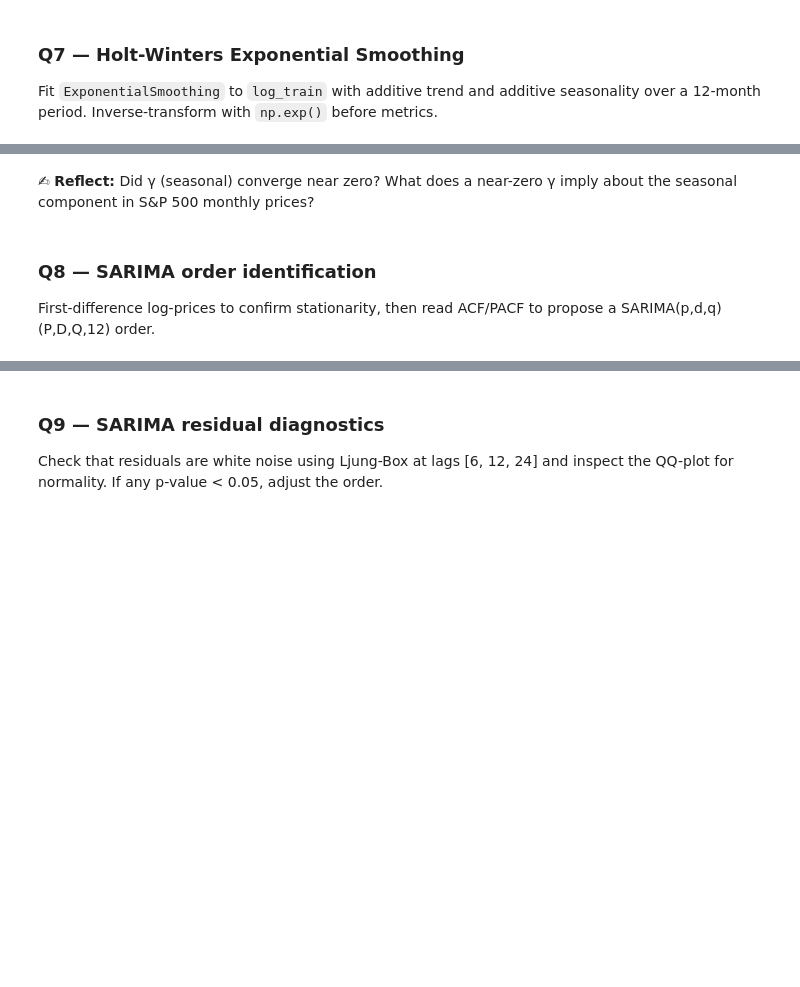
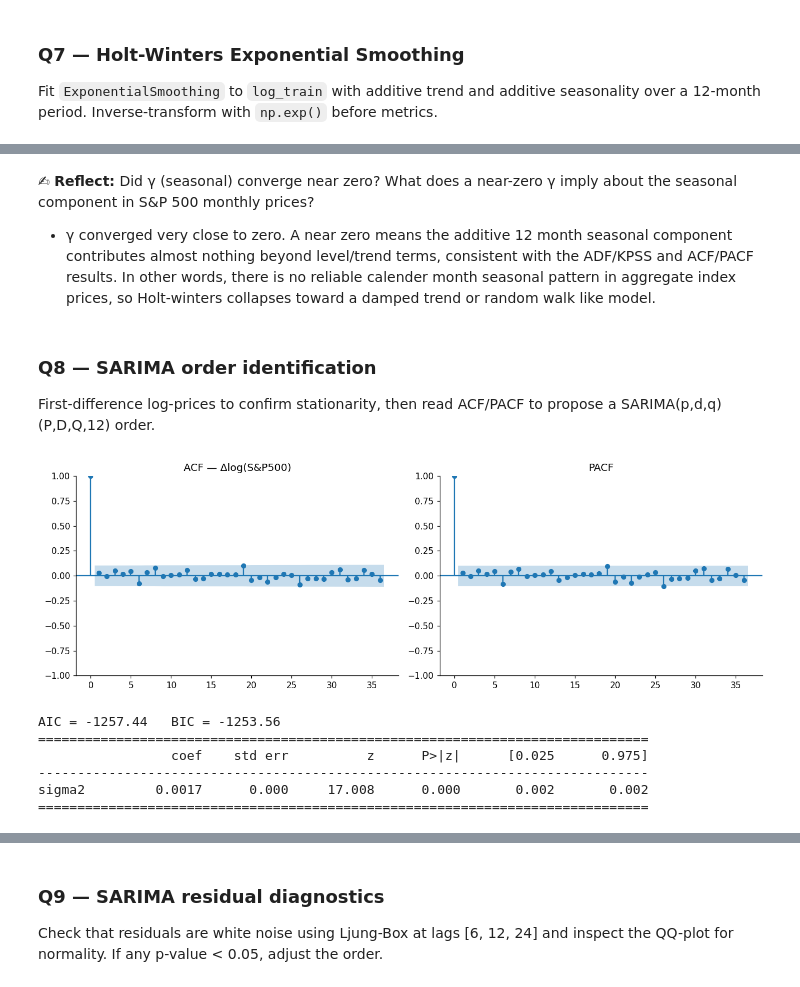
Before and after one commit to Sulav-Koirala/AI-Fellowship-Assignments, a Jupyter notebook: Week 8/W8_Forecasting_Assignment.ipynb, the cells around one changed output, grey strips where cells are left out. Drawn from its saved outputs; the diff is of its cells as text; code cells hidden in the pictures; blank space fills up the shorter version.

```diff
--- a/Week 8/W8_Forecasting_Assignment.ipynb
+++ b/Week 8/W8_Forecasting_Assignment.ipynb
@@ -307,5 +350,7 @@ print(f"✅ Q7 passed — Holt-Winters MASE = {hw_mase:.4f}")
 # %% [markdown]
 ✍ **Reflect:** Did γ (seasonal) converge near zero? What does a near-zero γ imply about the seasonal component in S&P 500 monthly prices?
+
+- γ converged very close to zero. A near zero means the additive 12 month seasonal component contributes almost nothing beyond level/trend terms, consistent with the ADF/KPSS and ACF/PACF results. In other words, there is no reliable calender month seasonal pattern in aggregate index prices, so Holt-winters collapses toward a damped trend or random walk like model.
 # %% [markdown]
 ### Q8 — SARIMA order identification
 
@@ -313,25 +358,33 @@ First-difference log-prices to confirm stationarity, then read ACF/PACF
 to propose a SARIMA(p,d,q)(P,D,Q,12) order.
 # %%
 # Q8 ──────────────────────────────────────────────────────────────────────────
-diff_log = None   # first difference of log_train with NaN removed
+diff_log = log_train.diff().dropna()
 
 fig, axes = plt.subplots(1, 2, figsize=(12, 4))
 plot_acf( diff_log, ax=axes[0], lags=36, title='ACF — Δlog(S&P500)')
 plot_pacf(diff_log, ax=axes[1], lags=36, title='PACF', method='ywm')
 plt.tight_layout(); plt.show()
 
-p, d, q = None, None, None   # non-seasonal AR, differencing, MA orders
-P, D, Q = None, None, None   # seasonal AR, differencing, MA orders (period = 12)
+p, d, q = 0,1,0
+P, D, Q = 0,0,0
 
 sarima = SARIMAX(
     log_train,
     order=(p, d, q),
     seasonal_order=(P, D, Q, 12),
     enforce_stationarity=False,
     enforce_invertibility=False,
 ).fit(disp=False)
 
 print(f"AIC = {sarima.aic:.2f}   BIC = {sarima.bic:.2f}")
 print(sarima.summary().tables[1])
+# %% [output]
+[figure, added]
+AIC = -1257.44   BIC = -1253.56
+==============================================================================
+                 coef    std err          z      P>|z|      [0.025      0.975]
+------------------------------------------------------------------------------
+sigma2         0.0017      0.000     17.008      0.000       0.002       0.002
+==============================================================================
 # %% [markdown]
 ✍ **Reflect:** For near-white-noise log-returns, which SARIMA order is equivalent to a random walk? What does it mean if AutoARIMA selects ARIMA(0,1,0)?
```
Also changed, not shown: parts of 42 cells of this notebook, 1 other file.
